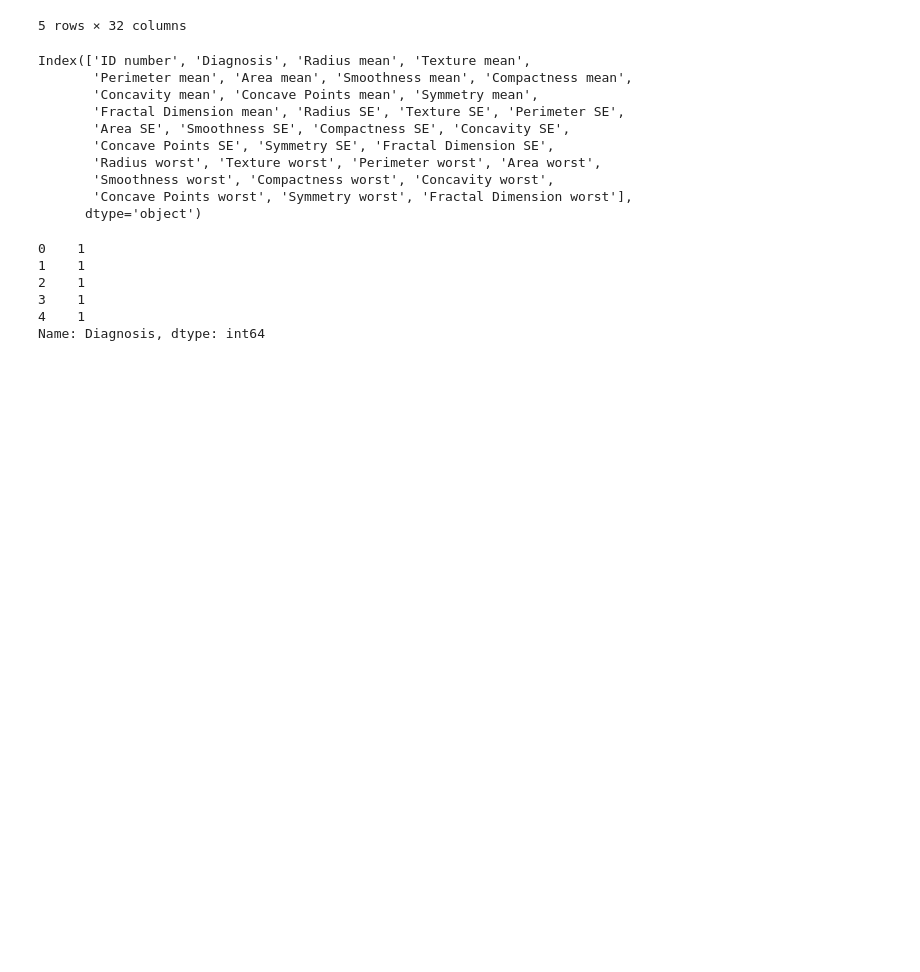
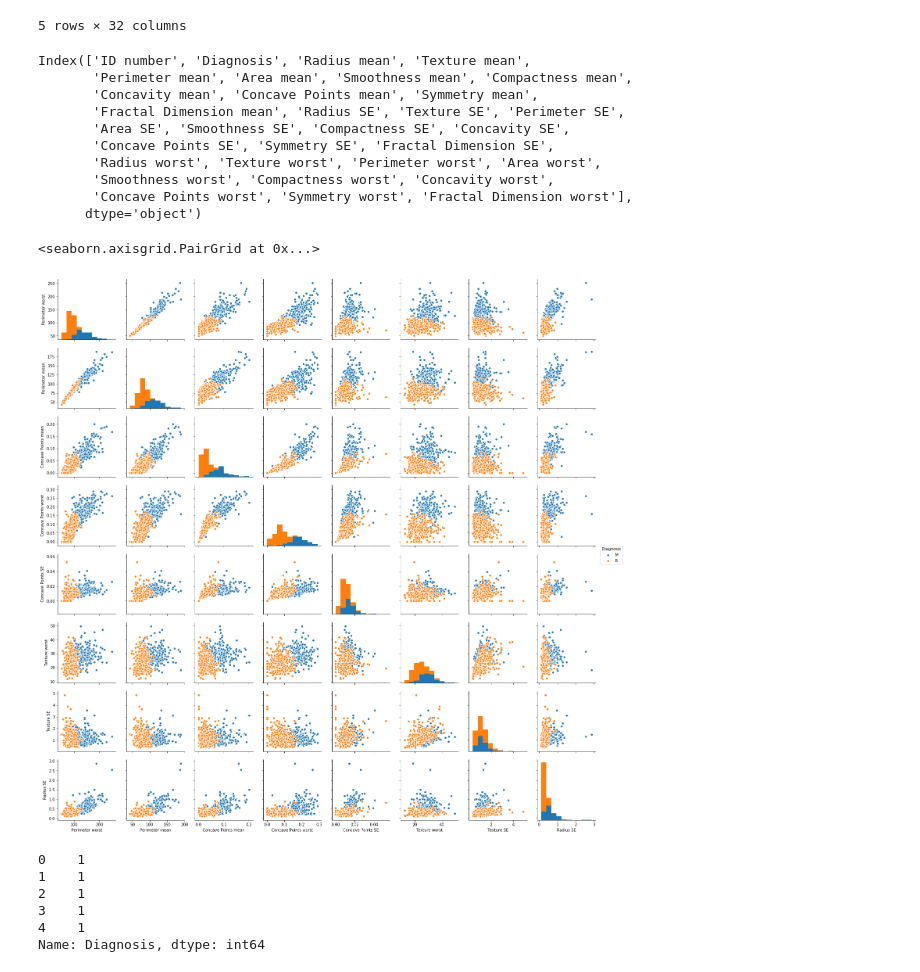
Before and after one commit to sharonsu94/breast-cancer-prediction, a Jupyter notebook: ML.ipynb, the cells around one changed output. Saved outputs shown, nothing was run; the diff lists cells and outputs as text; code cells hidden in the pictures; blank space fills up the shorter version.

```diff
--- a/ML.ipynb
+++ b/ML.ipynb
@@ -27,6 +31,13 @@ Index(['ID number', 'Diagnosis', 'Radius mean', 'Texture mean',
        'Smoothness worst', 'Compactness worst', 'Concavity worst',
        'Concave Points worst', 'Symmetry worst', 'Fractal Dimension worst'],
       dtype='object')
+# %%
+features = ["Perimeter worst", "Perimeter mean", "Concave Points mean", "Concave Points worst",
+            "Concave Points SE", "Texture worst", "Texture SE", "Radius SE" ]
+sns.pairplot(df, x_vars = features, y_vars = features, hue="Diagnosis")
+# %% [output]
+<seaborn.axisgrid.PairGrid at 0x...>
+[figure, added]
 # %%
 # Prepare target data
 target = df["Diagnosis"]
```
Also changed, not shown: parts of 24 cells of this notebook.
